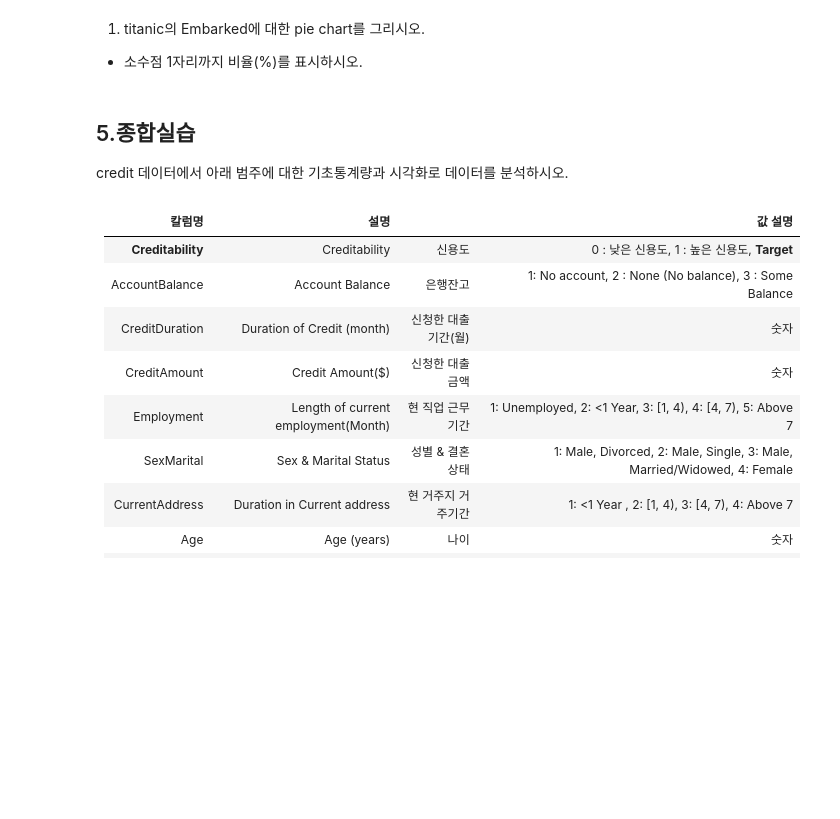
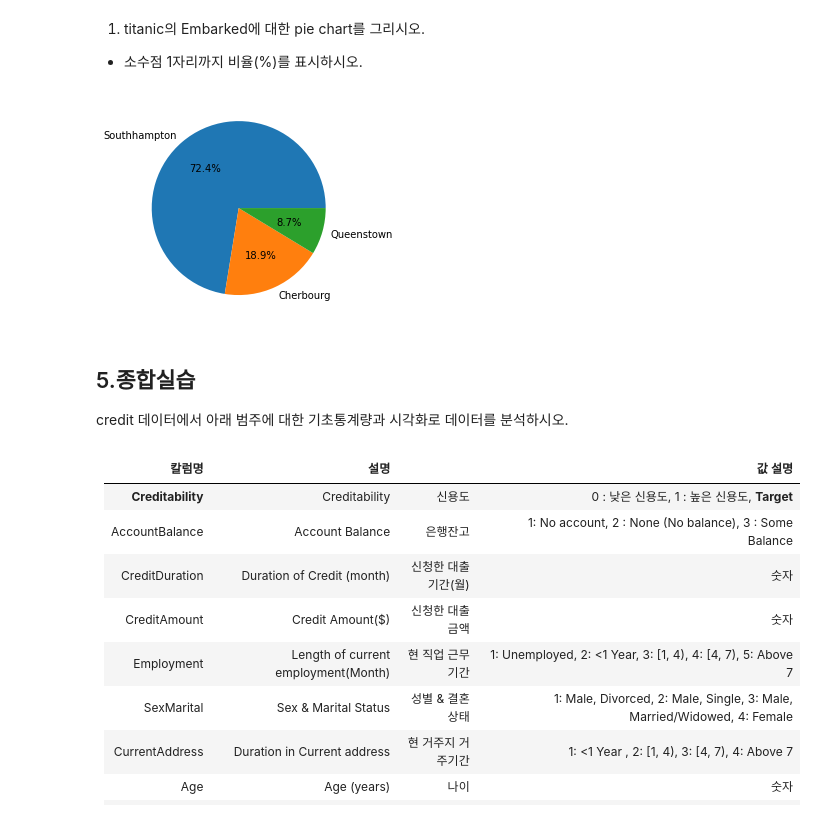
Before and after one commit to nahyeeon/kt-ai-2, a Jupyter notebook: python라이브러리/데이터 분석 및 의미찾기/04과 단변량분석_범주형변수.ipynb, the cells around one changed output. Saved outputs shown, nothing was run; the diff lists cells and outputs as text; code cells hidden in the pictures; blank space fills up the shorter version.

```diff
--- a/python라이브러리/데이터 분석 및 의미찾기/04과 단변량분석_범주형변수.ipynb
+++ b/python라이브러리/데이터 분석 및 의미찾기/04과 단변량분석_범주형변수.ipynb
@@ -262,6 +281,12 @@ plt.show()
 # %% [markdown]
 1) titanic의 Embarked에 대한 pie chart를 그리시오.
 * 소수점 1자리까지 비율(%)를 표시하시오.
+# %%
+temp= titanic['Embarked'].value_counts()
+plt.pie(temp.values, labels=temp.index, autopct='%.1f%%')
+plt.show()
+# %% [output]
+[figure, added]
 # %% [markdown]
 ## 5.종합실습
 
```
Also changed, not shown: parts of 15 cells of this notebook, 1 other file.
